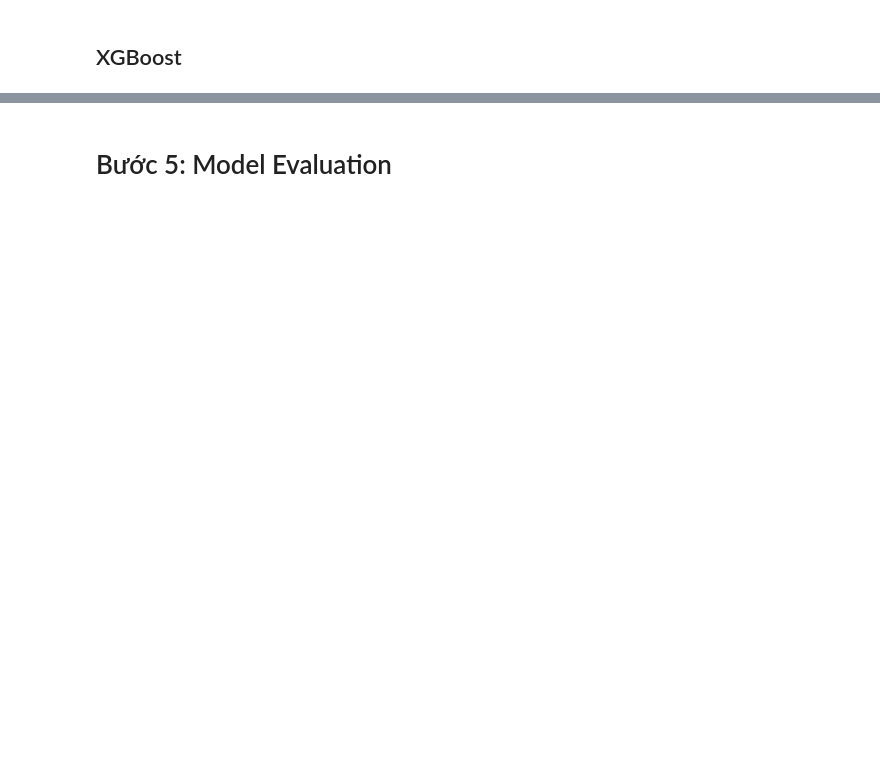
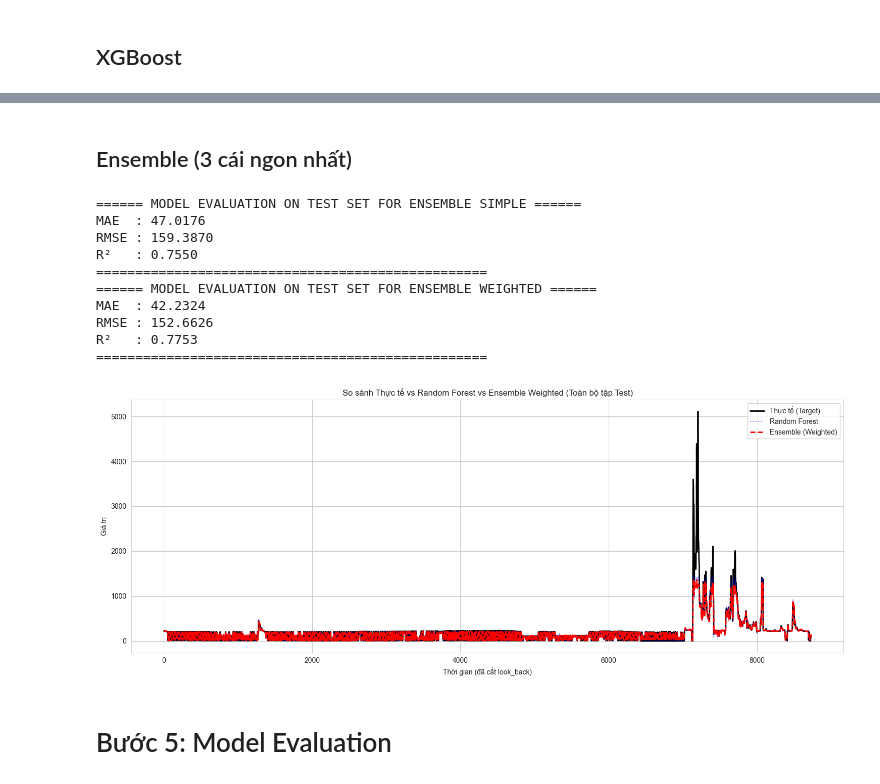
Before and after one commit to HongHanh-atUIT/DS108_RESERVOIR_OUTPUT_PREDICTION, a Jupyter notebook: main.ipynb, the cells around one changed output, grey strips where cells are left out. Saved outputs shown, nothing was run; the diff lists cells and outputs as text; code cells hidden in the pictures; blank space fills up the shorter version.

```diff
--- a/main.ipynb
+++ b/main.ipynb
@@ -1036,3 +1247,79 @@ print(size / (1024 * 1024), "MB")
+# %% [markdown]
+## Ensemble (3 cái ngon nhất)
+# %%
+# 1. ĐỒNG BỘ CHIỀU DÀI DỮ LIỆU
+# Lấy look_back từ lúc train LSTM (giả sử bạn đang dùng look_back = 24)
+look_back = 24 # THAY ĐỔI SỐ NÀY NẾU BẠN DÙNG LOOK_BACK KHÁC NHÉ
+
+# Cắt bỏ phần đầu của RF và XGB để khớp với LSTM
+rf_pred_aligned = rf_pred[look_back:]
+xgb_pred_aligned = xgb_pred[look_back:]
+
+# lstm_pred và lstm_y_test_real đã bị cắt sẵn từ hàm evaluate_lstm_model
+lstm_pred_aligned = lstm_pred
+y_true_aligned = lstm_y_test_real
+
+# ==========================================
+# PHƯƠNG PHÁP 1: SIMPLE AVERAGE (Trung bình cộng)
+# ==========================================
+ensemble_simple = (rf_pred_aligned + xgb_pred_aligned + lstm_pred_aligned) / 3
+
+mae_simple = mean_absolute_error(y_true_aligned, ensemble_simple)
+rmse_simple = np.sqrt(mean_squared_error(y_true_aligned, ensemble_simple))
+r2_simple = r2_score(y_true_aligned, ensemble_simple)
+
+print("====== MODEL EVALUATION ON TEST SET FOR ENSEMBLE SIMPLE ======")
+print(f"MAE  : {mae_simple:,.4f}")
+print(f"RMSE : {rmse_simple:,.4f}")
+print(f"R²   : {r2_simple:,.4f}")
+print("==================================================")
+
+
+# ==========================================
+# PHƯƠNG PHÁP 2: WEIGHTED AVERAGE (Trọng số)
+# ==========================================
+# Dựa vào R2, RF tốt nhất -> XGB -> LSTM.
+w_rf = 0.50
+w_xgb = 0.30
+w_lstm = 0.20
+
+ensemble_weighted = (rf_pred_aligned * w_rf) + (xgb_pred_aligned * w_xgb) + (lstm_pred_aligned * w_lstm)
+
+mae_weighted = mean_absolute_error(y_true_aligned, ensemble_weighted)
+rmse_weighted = np.sqrt(mean_squared_error(y_true_aligned, ensemble_weighted))
+r2_weighted = r2_score(y_true_aligned, ensemble_weighted)
+
+print("====== MODEL EVALUATION ON TEST SET FOR ENSEMBLE WEIGHTED ======")
+print(f"MAE  : {mae_weighted:,.4f}")
+print(f"RMSE : {rmse_weighted:,.4f}")
+print(f"R²   : {r2_weighted:,.4f}")
+print("==================================================")
+
+# --- VẼ BIỂU ĐỒ SO SÁNH ENSEMBLE (FULL TOÀN BỘ TẬP TEST) ---
+plt.figure(figsize=(15, 6))
+# Bỏ [:200] để in toàn bộ chuỗi thời gian
+plt.plot(y_true_aligned, label='Thực tế (Target)', color='black', linewidth=2)
+plt.plot(rf_pred_aligned, label='Random Forest', color='blue', alpha=0.5, linestyle=':')
+plt.plot(ensemble_weighted, label='Ensemble (Weighted)', color='red', linewidth=2, linestyle='--')
+
+plt.title("So sánh Thực tế vs Random Forest vs Ensemble Weighted (Toàn bộ tập Test)")
+plt.xlabel("Thời gian (đã cắt look_back)")
+plt.ylabel("Giá trị")
+plt.legend()
+plt.tight_layout()
+plt.show()
+# %% [output]
+====== MODEL EVALUATION ON TEST SET FOR ENSEMBLE SIMPLE ======
+MAE  : 47.0176
+RMSE : 159.3870
+R²   : 0.7550
+==================================================
+====== MODEL EVALUATION ON TEST SET FOR ENSEMBLE WEIGHTED ======
+MAE  : 42.2324
+RMSE : 152.6626
+R²   : 0.7753
+==================================================
+[figure, added]
 # %% [markdown]
 # Bước 5: Model Evaluation
 # %%
```
Also changed, not shown: parts of 21 cells of this notebook.
